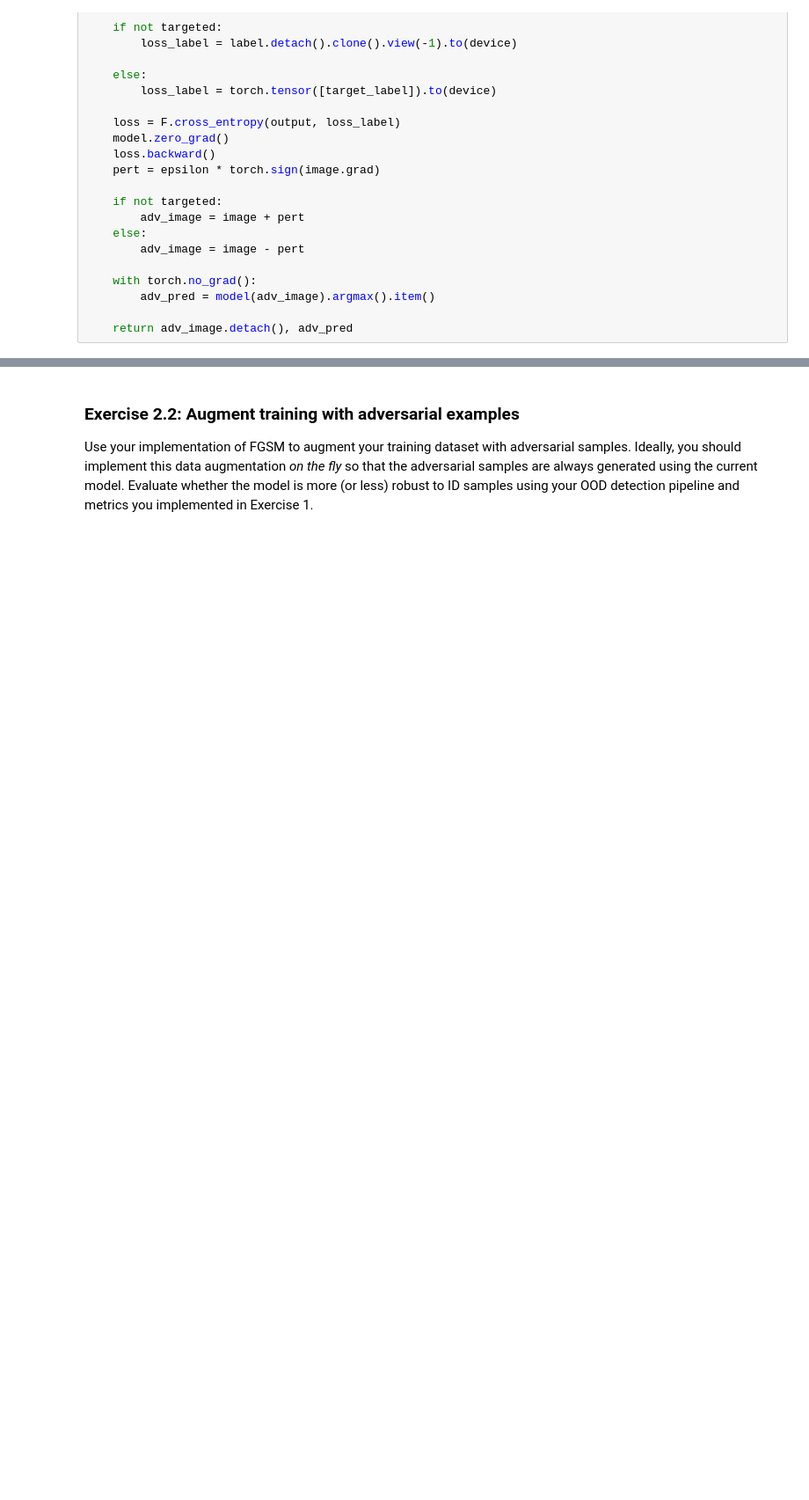
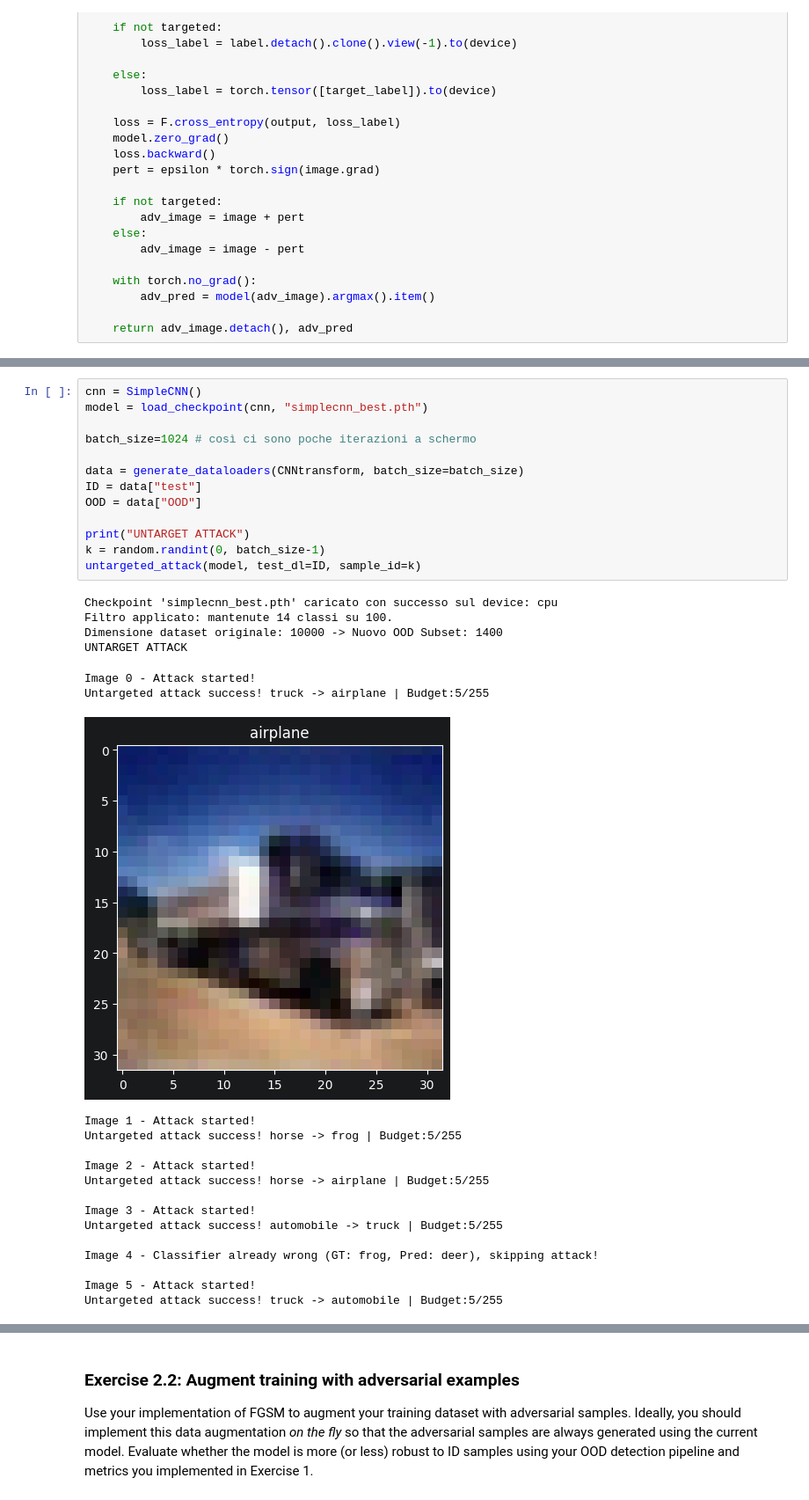
Before and after one commit to Pennelli02/DLA_Labs, a Jupyter notebook: Lab4/Lab4_OOD.ipynb, the cells around one changed output, grey strips where cells are left out. Shown at 88% size. Saved outputs shown, nothing was run; the diff lists cells and outputs as text; blank space fills up the shorter version.

Commit message:
Implemented untarget e target attack and show some examples

```diff
--- a/Lab4/Lab4_OOD.ipynb
+++ b/Lab4/Lab4_OOD.ipynb
@@ -1224,0 +1317,34 @@ def FGSM(model, image, label, epsilon, targeted=False, target_label=None):
+# %%
+cnn = SimpleCNN()
+model = load_checkpoint(cnn, "simplecnn_best.pth")
+
+batch_size=1024 # così ci sono poche iterazioni a schermo
+
+data = generate_dataloaders(CNNtransform, batch_size=batch_size)
+ID = data["test"]
+OOD = data["OOD"]
+
+print("UNTARGET ATTACK")
+k = random.randint(0, batch_size-1)
+untargeted_attack(model, test_dl=ID, sample_id=k)
+# %% [output]
+Checkpoint 'simplecnn_best.pth' caricato con successo sul device: cpu
+Filtro applicato: mantenute 14 classi su 100.
+Dimensione dataset originale: 10000 -> Nuovo OOD Subset: 1400
+UNTARGET ATTACK
+Image 0 - Attack started!
+Untargeted attack success! truck -> airplane | Budget:5/255
+[figure, added]
+Image 1 - Attack started!
+Untargeted attack success! horse -> frog | Budget:5/255
+
+Image 2 - Attack started!
+Untargeted attack success! horse -> airplane | Budget:5/255
+
+Image 3 - Attack started!
+Untargeted attack success! automobile -> truck | Budget:5/255
+
+Image 4 - Classifier already wrong (GT: frog, Pred: deer), skipping attack!
+
+Image 5 - Attack started!
+Untargeted attack success! truck -> automobile | Budget:5/255
```
Also changed, not shown: parts of 8 cells of this notebook.
